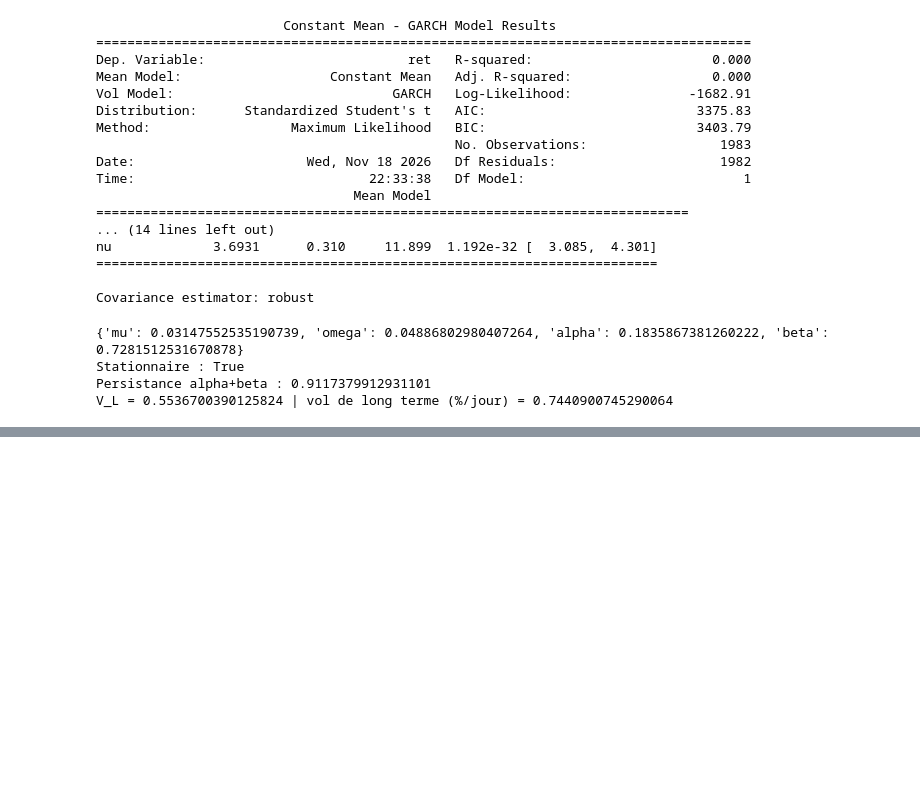
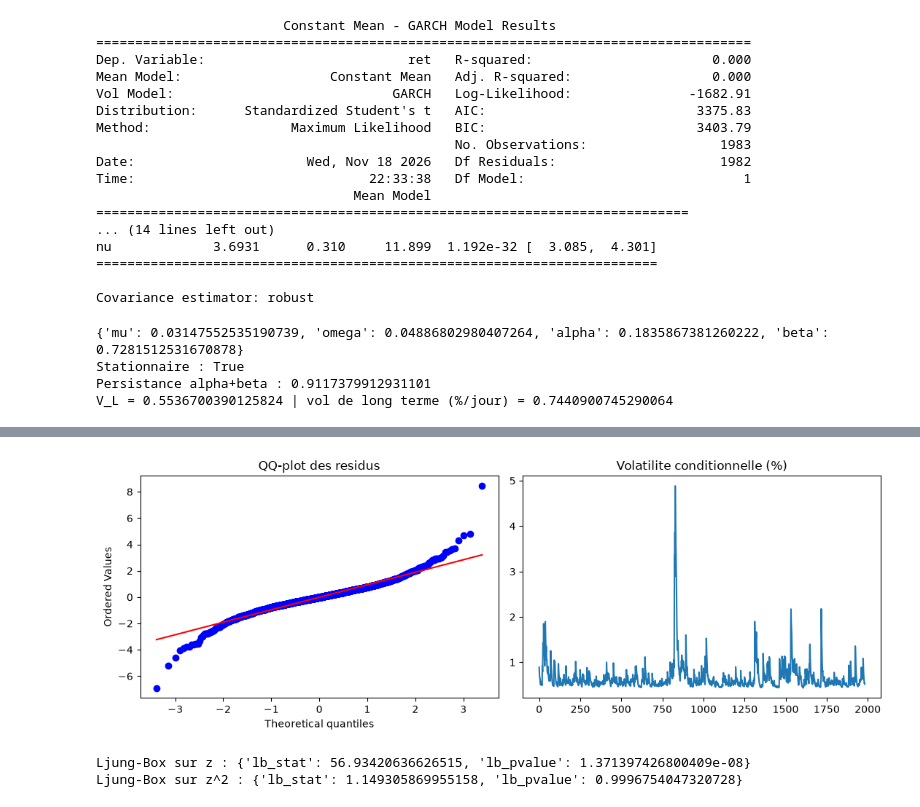
Before and after one commit to Fatima1234-cheg/projet-groupe8-garch, a Jupyter notebook: notebooks/02_modele_python.ipynb, the cells around one changed output, grey strips where cells are left out. Saved outputs shown, nothing was run; the diff lists cells and outputs as text; code cells hidden in the pictures; blank space fills up the shorter version.

Commit message:
Touria: ajoute QQ-plot, volatilite conditionnelle et Ljung-Box

```diff
--- a/notebooks/02_modele_python.ipynb
+++ b/notebooks/02_modele_python.ipynb
@@ -52,0 +60,16 @@ V_L = 0.5536700390125824 | vol de long terme (%/jour) = 0.7440900745290064
+# %%
+z = res.std_resid.dropna()
+
+fig, ax = plt.subplots(1, 2, figsize=(11, 4))
+stats.probplot(z, dist="norm", plot=ax[0]); ax[0].set_title("QQ-plot des residus")
+ax[1].plot(res.conditional_volatility); ax[1].set_title("Volatilite conditionnelle (%)")
+plt.tight_layout()
+plt.savefig("../figures/b1_residus_volatilite.png", dpi=150)
+plt.show()
+
+print("Ljung-Box sur z :", acorr_ljungbox(z, lags=[10], return_df=True).iloc[0].to_dict())
+print("Ljung-Box sur z^2 :", acorr_ljungbox(z ** 2, lags=[10], return_df=True).iloc[0].to_dict())
+# %% [output]
+[figure, added]
+Ljung-Box sur z : {'lb_stat': 56.93420636626515, 'lb_pvalue': 1.371397426800409e-08}
+Ljung-Box sur z^2 : {'lb_stat': 1.149305869955158, 'lb_pvalue': 0.9996754047320728}
```
Also changed, not shown: parts of 1 cell of this notebook, 1 other file.
